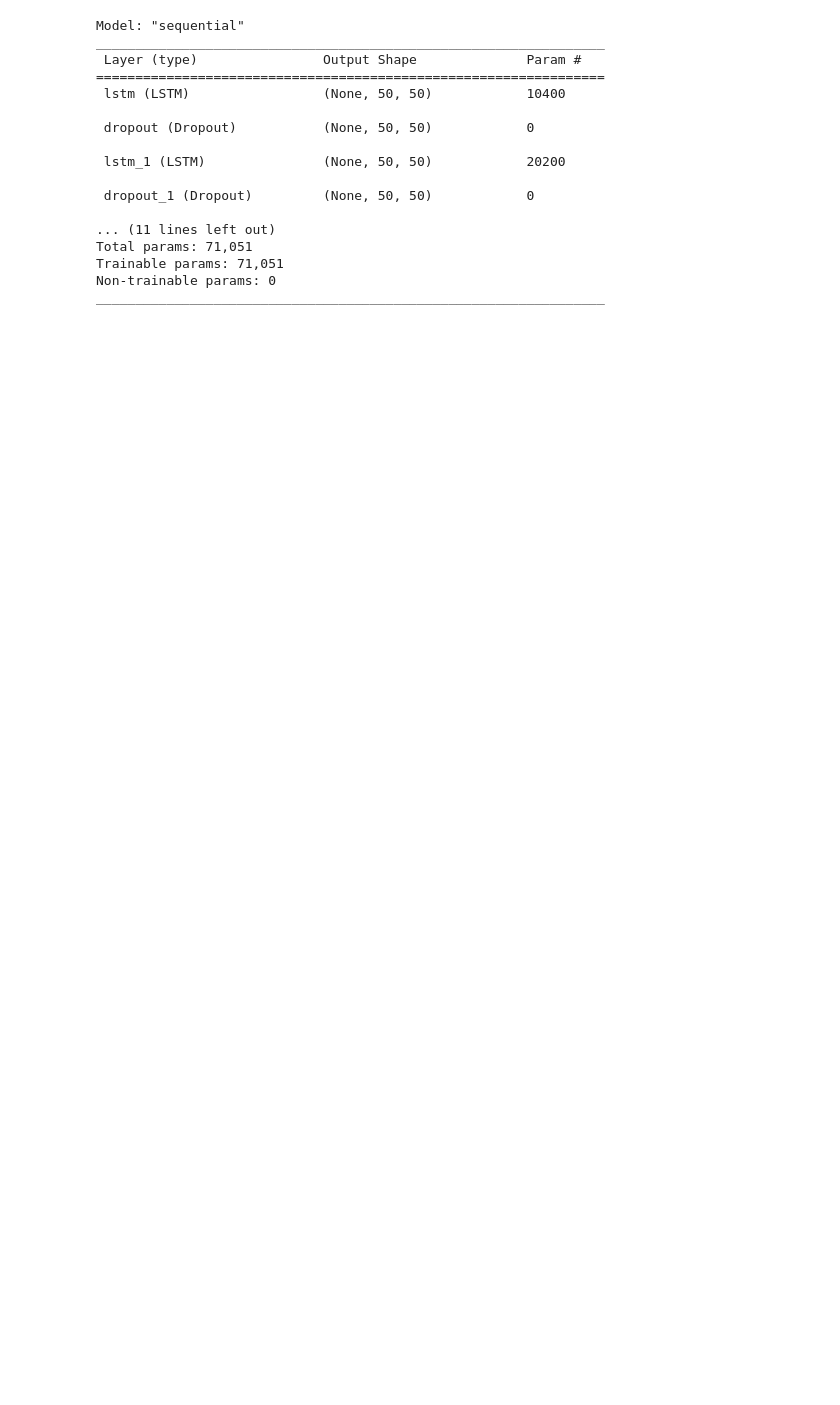
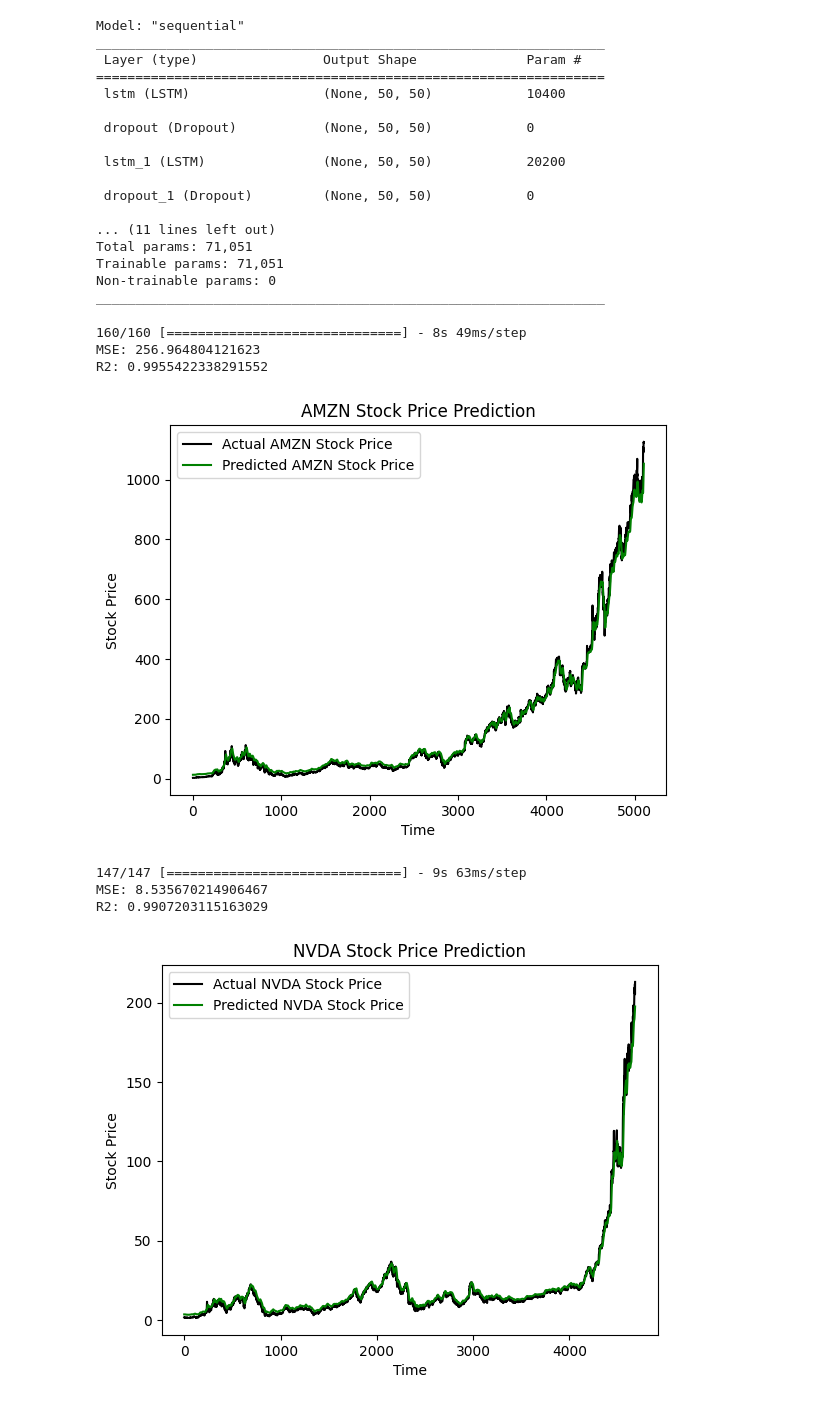
Before and after one commit to RussellChien/ECS171_Term-Project-Stock-Forecaster, a Jupyter notebook: app.ipynb, the cells around one changed output. Drawn from its saved outputs; the diff is of its cells as text; code cells hidden in the pictures; blank space fills up the shorter version.

```diff
--- a/app.ipynb
+++ b/app.ipynb
@@ -29,0 +81,11 @@ _________________________________________________________________
+# %%
+predict_data(gen_model, ["AMZN", "NVDA"], timestep = 50, date = None)
+# %% [output]
+160/160 [==============================] - 8s 49ms/step
+MSE: 256.964804121623
+R2: 0.9955422338291552
+[figure, added]
+147/147 [==============================] - 9s 63ms/step
+MSE: 8.535670214906467
+R2: 0.9907203115163029
+[figure, added]
```
Also changed, not shown: parts of 4 cells of this notebook, 1 other file.
